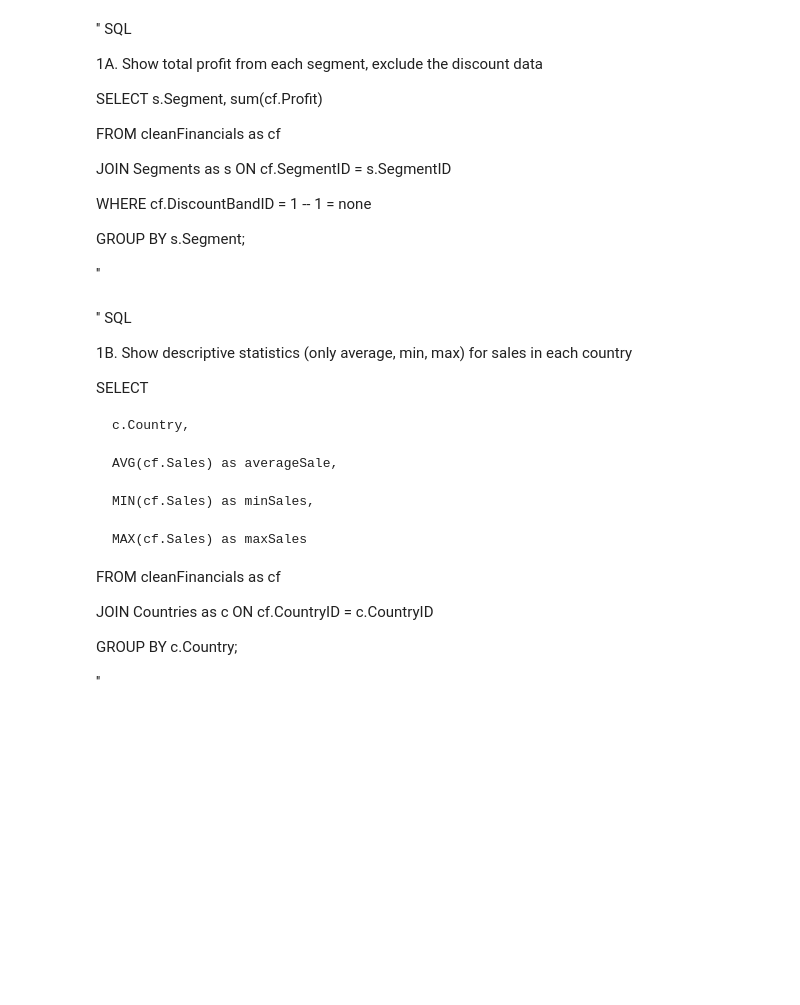
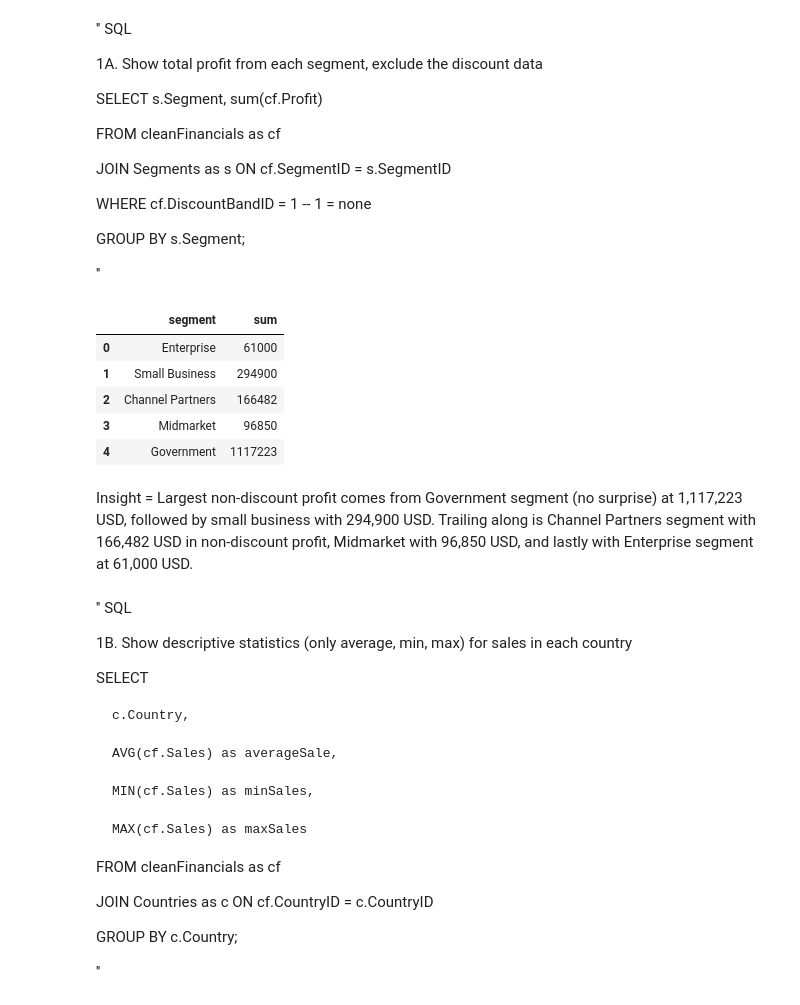
Before and after one commit to AdeWT/AdeWT-Hacktiv8-things, a Jupyter notebook: gc2.ipynb, the cells around one changed output. Cells and saved outputs as stored; diff of their text form; code cells hidden in the pictures; blank space fills up the shorter version.

```diff
--- a/gc2.ipynb
+++ b/gc2.ipynb
@@ -573,6 +565,22 @@ WHERE cf.DiscountBandID = 1 -- 1 = none
 GROUP BY s.Segment;
 
 ''
+# %%
+#loading the SQL Query output to the notebook
+path2 = 'https://raw.githubusercontent.com/AdeWT/AdeWT-Hacktiv8-things/main/query%20gc2%20P0%20no%205%20bag%201a%20adewt.csv'
+
+querySQL1 = pd.read_csv(path2, delimiter=',')
+
+querySQL1
+# %% [output]
+|  | segment | sum |
+| 0 | Enterprise | 61000 |
+| 1 | Small Business | 294900 |
+| 2 | Channel Partners | 166482 |
+| 3 | Midmarket | 96850 |
+| 4 | Government | 1117223 |
+# %% [markdown]
+Insight = Largest non-discount profit comes from Government segment (no surprise) at 1,117,223 USD, followed by small business with 294,900 USD. Trailing along is Channel Partners segment with 166,482 USD in non-discount profit, Midmarket with 96,850 USD, and lastly with Enterprise segment at 61,000 USD.
 # %% [markdown]
 '' SQL
 
```
Also changed, not shown: parts of 3 cells of this notebook, 1 other file.
